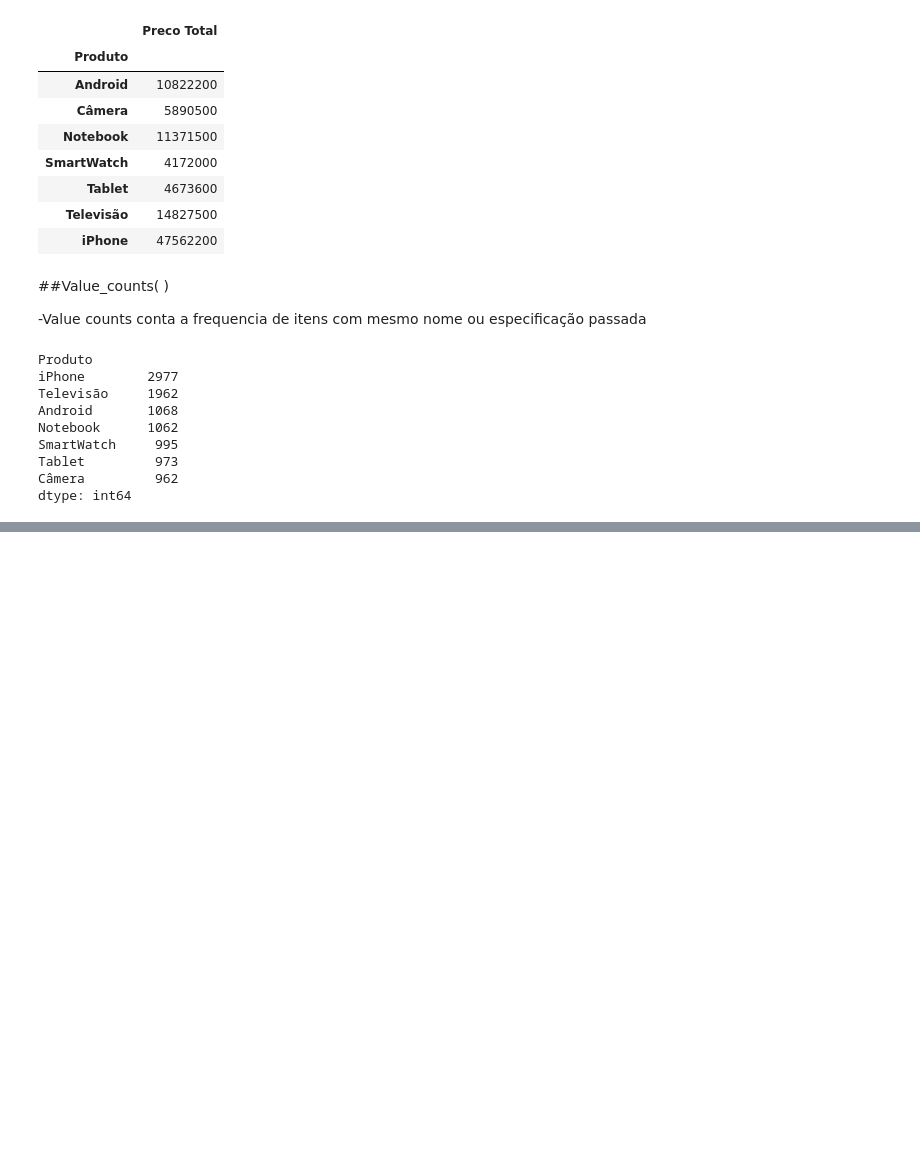
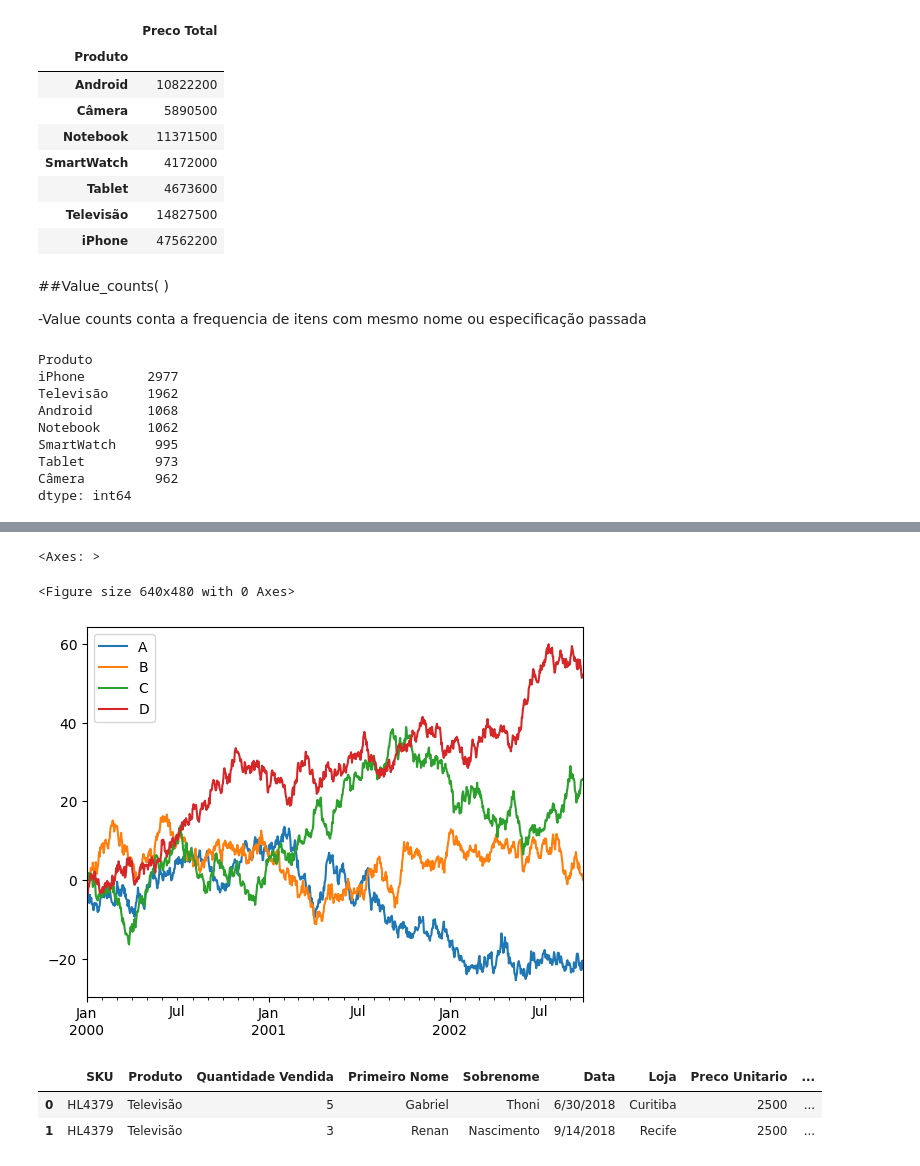
Before and after one commit to LukeCruz/data-vizualization-pandas, a Jupyter notebook: data_vizualization_pandas.ipynb, the cells around one changed output, grey strips where cells are left out. Saved outputs shown, nothing was run; the diff lists cells and outputs as text; code cells hidden in the pictures; blank space fills up the shorter version.

```diff
--- a/data_vizualization_pandas.ipynb
+++ b/data_vizualization_pandas.ipynb
@@ -418,0 +500,14 @@ dtype: int64
+# %%
+df = df.cumsum()
+plt.figure()
+df.plot()
+# %% [output]
+<Axes: >
+<Figure size 640x480 with 0 Axes>
+[figure, added]
+# %%
+vendas_df.head(2)
+# %% [output]
+|  | SKU | Produto | Quantidade Vendida | Primeiro Nome | Sobrenome | Data | Loja | Preco Unitario | ... |
+| 0 | HL4379 | Televisão | 5 | Gabriel | Thoni | 6/30/2018 | Curitiba | 2500 | ... |
+| 1 | HL4379 | Televisão | 3 | Renan | Nascimento | 9/14/2018 | Recife | 2500 | ... |
```
Also changed, not shown: parts of 43 cells of this notebook.
